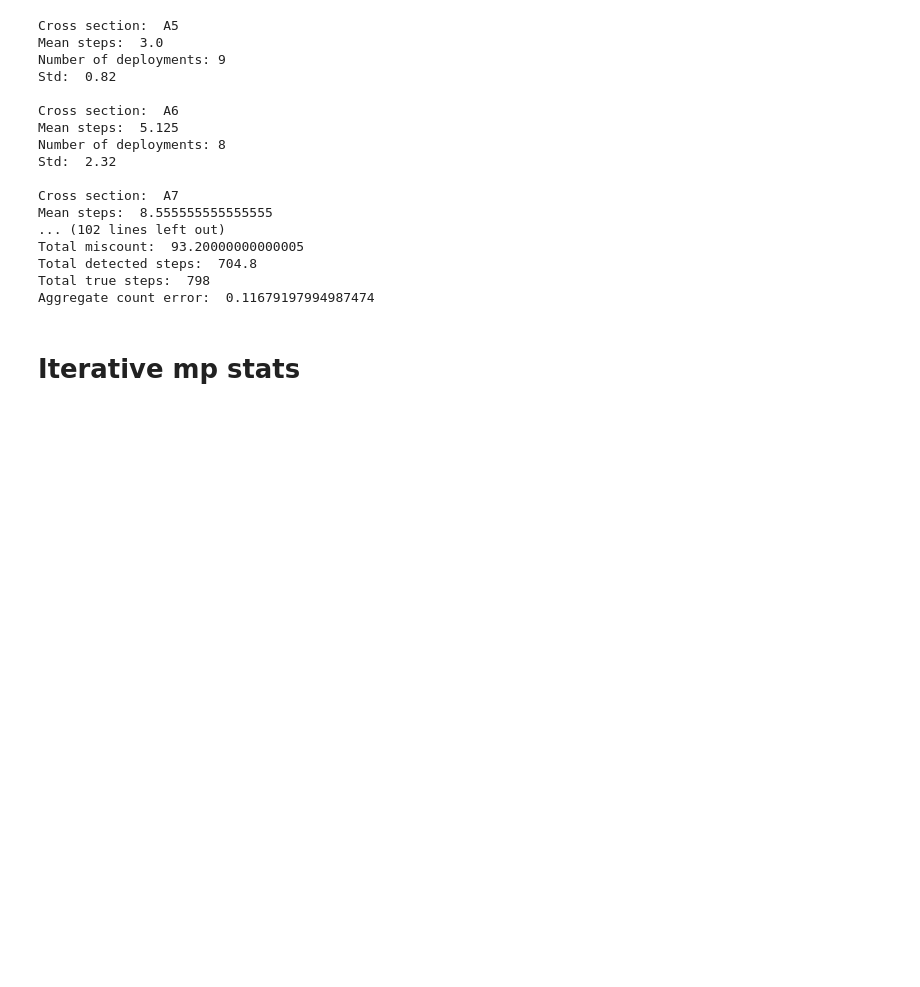
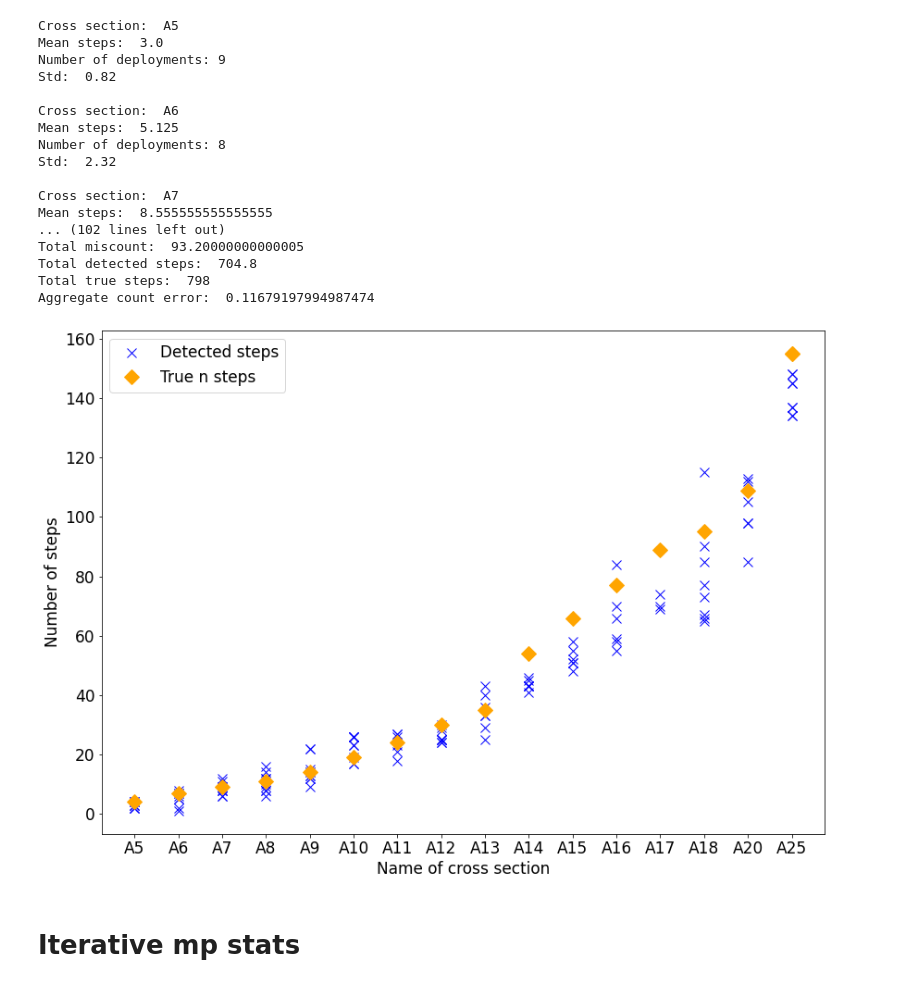
Before and after one commit to gecocowie/Master_thesis, a Jupyter notebook: python/Matrix_profile_statistics.ipynb, the cells around one changed output. Drawn from its saved outputs; the diff is of its cells as text; code cells hidden in the pictures; blank space fills up the shorter version.

```diff
--- a/python/Matrix_profile_statistics.ipynb
+++ b/python/Matrix_profile_statistics.ipynb
@@ -1,5 +3,12 @@
 # %%
 import numpy as np
+import matplotlib.pyplot as plt
+from scipy import stats
+import pandas as pd
+
+%matplotlib notebook
+%matplotlib inline
+plt.rcParams.update({'font.size': 17})
 
 def cross_section_stats(hit_list,name):
     #hit list: list of detected steps
@@ -114,6 +123,27 @@ Total miscount:  93.20000000000005
 Total detected steps:  704.8
 Total true steps:  798
 Aggregate count error:  0.11679197994987474
+# %%
+"""Plot cross section hits by cross section"""
+def plot_cs_hits(file_list):
+    x_labels = ["A5","A6","A7",'A8','A9','A10','A11','A12','A13','A14','A15','A16','A17','A18','A20','A25']
+    x_vals = [1,2,3,4,5,6,7,8,9,10,11,12,13,14,15,16]
+    fig, ax = plt.subplots(figsize = (14,10))
+    for i in range(len(file_list)):
+        x_arr = np.ones(len(file_list[i]))*x_vals[i]
+        ax.plot(x_arr,file_list[i],ls = 'None',marker = 'x',markersize = 10,c='blue')
+        ax.plot(x_vals[i],n_true_steps[i], ls = "None",marker = 'D',c = 'orange',markersize = 12)
+
+    ax.plot(x_arr,file_list[i],ls = 'None',marker = 'x',markersize = 10,c='blue',label = 'Detected steps')
+    ax.plot(x_vals[i],n_true_steps[i], ls = "None",marker = 'D',c = 'orange',markersize = 12,label = 'True n steps')
+    ax.set_xticks(x_vals,x_labels)
+    ax.set_xlabel('Name of cross section')
+    ax.set_ylabel('Number of steps')
+    plt.legend()
+
+plot_cs_hits(all_cs_q)
+# %% [output]
+[figure, added]
 # %% [markdown]
 # Iterative mp stats
 # %%
```
Also changed, not shown: parts of 14 cells of this notebook, 5 other files.
